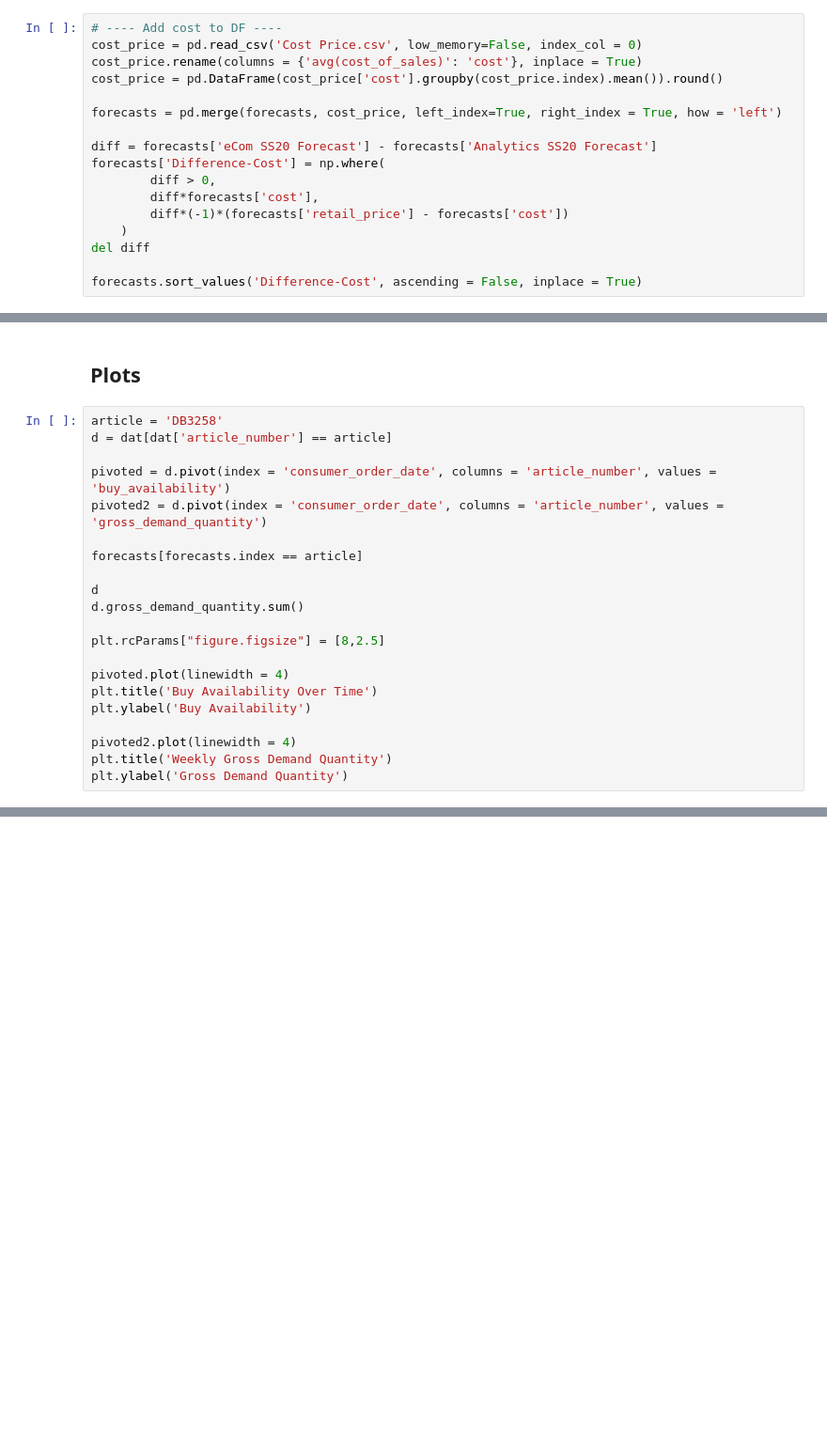
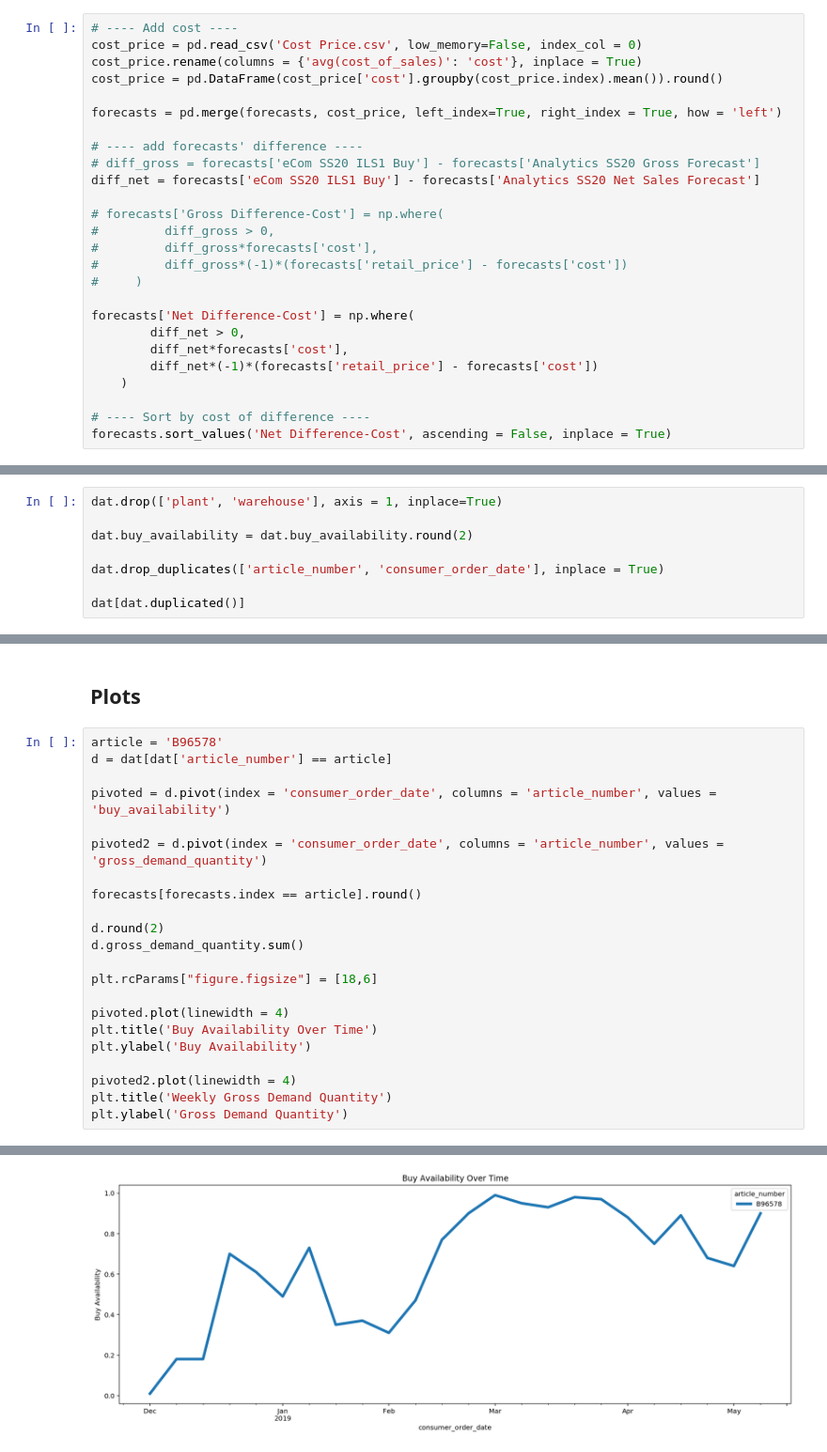
Before and after one commit to cwcomiskey/Misc, a Jupyter notebook: adidas/SS20_range.ipynb, the cells around one changed output, grey strips where cells are left out. Shown at 94% size. Drawn from its saved outputs; the diff is of its cells as text; blank space fills up the shorter version.

```diff
--- a/adidas/SS20_range.ipynb
+++ b/adidas/SS20_range.ipynb
@@ -238,17 +229,26 @@ forecasts = forecasts[['SS19 eCom Forecast', 'SS19 Demand', 'SS19 Corrected Dema
 # %%
-# ---- Add cost to DF ----
+# ---- Add cost ----
 cost_price = pd.read_csv('Cost Price.csv', low_memory=False, index_col = 0)
 cost_price.rename(columns = {'avg(cost_of_sales)': 'cost'}, inplace = True)
 cost_price = pd.DataFrame(cost_price['cost'].groupby(cost_price.index).mean()).round()
 
 forecasts = pd.merge(forecasts, cost_price, left_index=True, right_index = True, how = 'left')
 
-diff = forecasts['eCom SS20 Forecast'] - forecasts['Analytics SS20 Forecast']
-forecasts['Difference-Cost'] = np.where(
-        diff > 0,
-        diff*forecasts['cost'],
-        diff*(-1)*(forecasts['retail_price'] - forecasts['cost'])
+# ---- add forecasts' difference ----
+# diff_gross = forecasts['eCom SS20 ILS1 Buy'] - forecasts['Analytics SS20 Gross Forecast']
+diff_net = forecasts['eCom SS20 ILS1 Buy'] - forecasts['Analytics SS20 Net Sales Forecast']
+
+# forecasts['Gross Difference-Cost'] = np.where(
+#         diff_gross > 0,
+#         diff_gross*forecasts['cost'],
+#         diff_gross*(-1)*(forecasts['retail_price'] - forecasts['cost'])
+#     )
+
+forecasts['Net Difference-Cost'] = np.where(
+        diff_net > 0,
+        diff_net*forecasts['cost'],
+        diff_net*(-1)*(forecasts['retail_price'] - forecasts['cost'])
     )
-del diff
 
-forecasts.sort_values('Difference-Cost', ascending = False, inplace = True)
+# ---- Sort by cost of difference ----
+forecasts.sort_values('Net Difference-Cost', ascending = False, inplace = True)
@@ -332,0 +255,8 @@ forecasts17th = pd.merge(forecasts, comments, left_index=True, right_on='article
+# %%
+dat.drop(['plant', 'warehouse'], axis = 1, inplace=True)
+
+dat.buy_availability = dat.buy_availability.round(2)
+
+dat.drop_duplicates(['article_number', 'consumer_order_date'], inplace = True)
+
+dat[dat.duplicated()]
@@ -333,18 +287,19 @@ forecasts17th = pd.merge(forecasts, comments, left_index=True, right_on='article
 # %% [markdown]
 ## Plots
 # %%
-article = 'DB3258'
+article = 'B96578'
 d = dat[dat['article_number'] == article]
 
 pivoted = d.pivot(index = 'consumer_order_date', columns = 'article_number', values = 'buy_availability')
+
 pivoted2 = d.pivot(index = 'consumer_order_date', columns = 'article_number', values = 'gross_demand_quantity')
 
-forecasts[forecasts.index == article]
+forecasts[forecasts.index == article].round()
 
-d
+d.round(2)
 d.gross_demand_quantity.sum()
 
-plt.rcParams["figure.figsize"] = [8,2.5]
+plt.rcParams["figure.figsize"] = [18,6]
 
 pivoted.plot(linewidth = 4)
 plt.title('Buy Availability Over Time')
@@ -353,3 +308,4 @@ plt.ylabel('Buy Availability')
 pivoted2.plot(linewidth = 4)
 plt.title('Weekly Gross Demand Quantity')
 plt.ylabel('Gross Demand Quantity')
+# %% [output]
@@ -355,0 +339 @@ plt.ylabel('Gross Demand Quantity')
+[figure, added]
```
Also changed, not shown: parts of 27 cells of this notebook, 1 other file.
